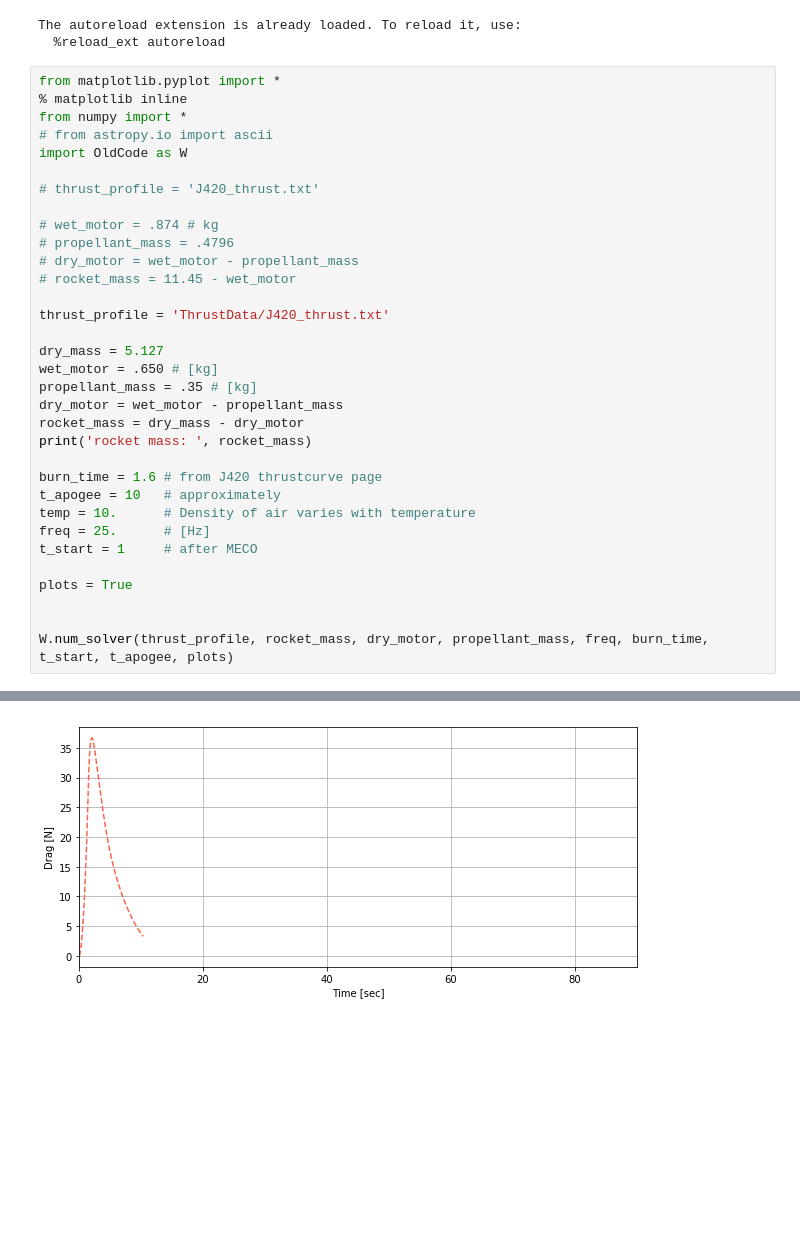
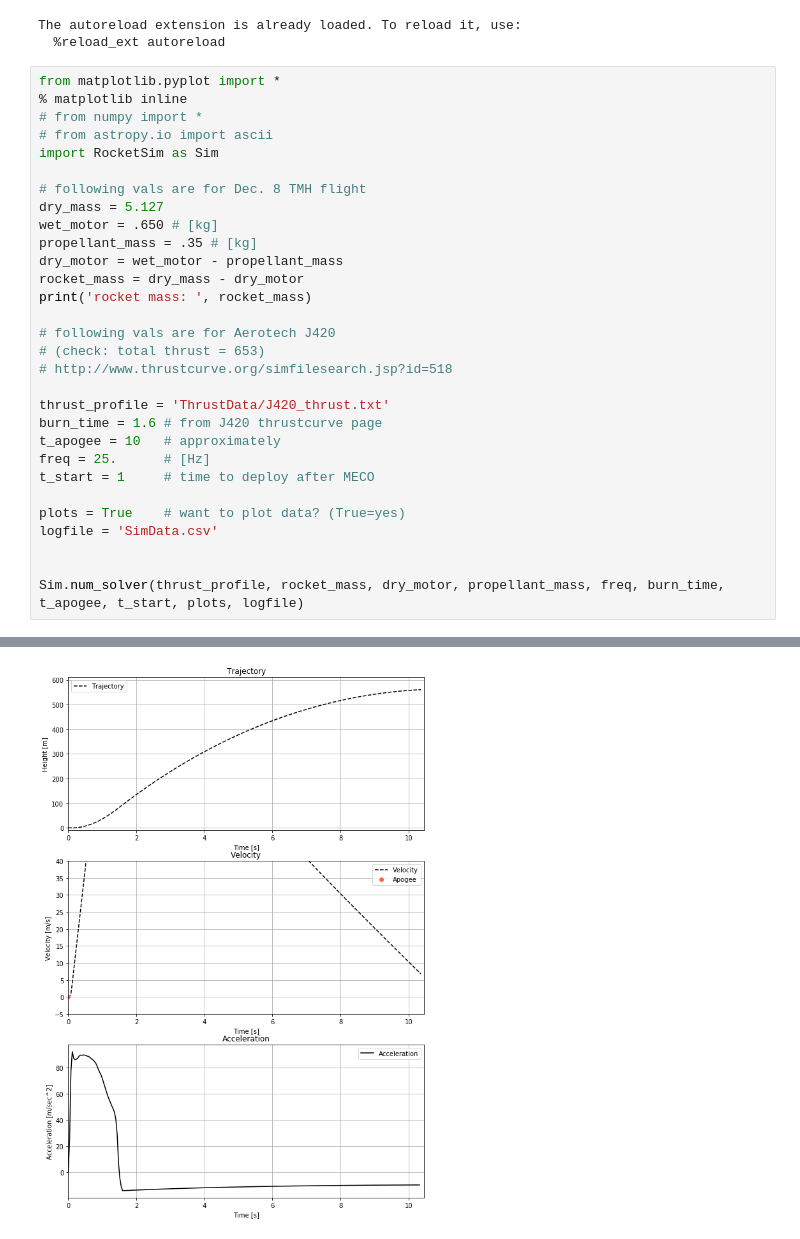
Before and after one commit to UCSC-Rocket-Club/ADAS, a Jupyter notebook: RunSimulation.ipynb, the cells around one changed output, grey strips where cells are left out. Cells and saved outputs as stored; diff of their text form; blank space fills up the shorter version.

Commit message:
RocketSim.py appears to be effective

```diff
--- a/RunSimulation.ipynb
+++ b/RunSimulation.ipynb
@@ -7,19 +7,11 @@ The autoreload extension is already loaded. To reload it, use:
 # %%
 from matplotlib.pyplot import *
 % matplotlib inline
-from numpy import *
+# from numpy import *
 # from astropy.io import ascii
-import OldCode as W
+import RocketSim as Sim
 
-# thrust_profile = 'J420_thrust.txt'
-
-# wet_motor = .874 # kg
-# propellant_mass = .4796
-# dry_motor = wet_motor - propellant_mass
-# rocket_mass = 11.45 - wet_motor
-
-thrust_profile = 'ThrustData/J420_thrust.txt'
-
+# following vals are for Dec. 8 TMH flight
 dry_mass = 5.127
 wet_motor = .650 # [kg]
 propellant_mass = .35 # [kg]
@@ -27,15 +19,20 @@ dry_motor = wet_motor - propellant_mass
 rocket_mass = dry_mass - dry_motor
 print('rocket mass: ', rocket_mass)
 
+# following vals are for Aerotech J420
+# (check: total thrust = 653)
+# http://www.thrustcurve.org/simfilesearch.jsp?id=518
+
+thrust_profile = 'ThrustData/J420_thrust.txt'
 burn_time = 1.6 # from J420 thrustcurve page
 t_apogee = 10   # approximately
-temp = 10.      # Density of air varies with temperature
 freq = 25.      # [Hz]
-t_start = 1     # after MECO
+t_start = 1     # time to deploy after MECO
 
-plots = True
+plots = True    # want to plot data? (True=yes)
+logfile = 'SimData.csv'
 
 
-W.num_solver(thrust_profile, rocket_mass, dry_motor, propellant_mass, freq, burn_time, t_start, t_apogee, plots)
+Sim.num_solver(thrust_profile, rocket_mass, dry_motor, propellant_mass, freq, burn_time, t_apogee, t_start, plots, logfile)
 # %% [output]
 ('rocket mass: ', 4.827)
@@ -43 +43 @@ W.num_solver(thrust_profile, rocket_mass, dry_motor, propellant_mass, freq, burn
-[figure, old version]
+[figure, new version]
```
Also changed, not shown: parts of 18 cells of this notebook, 3 other files.
